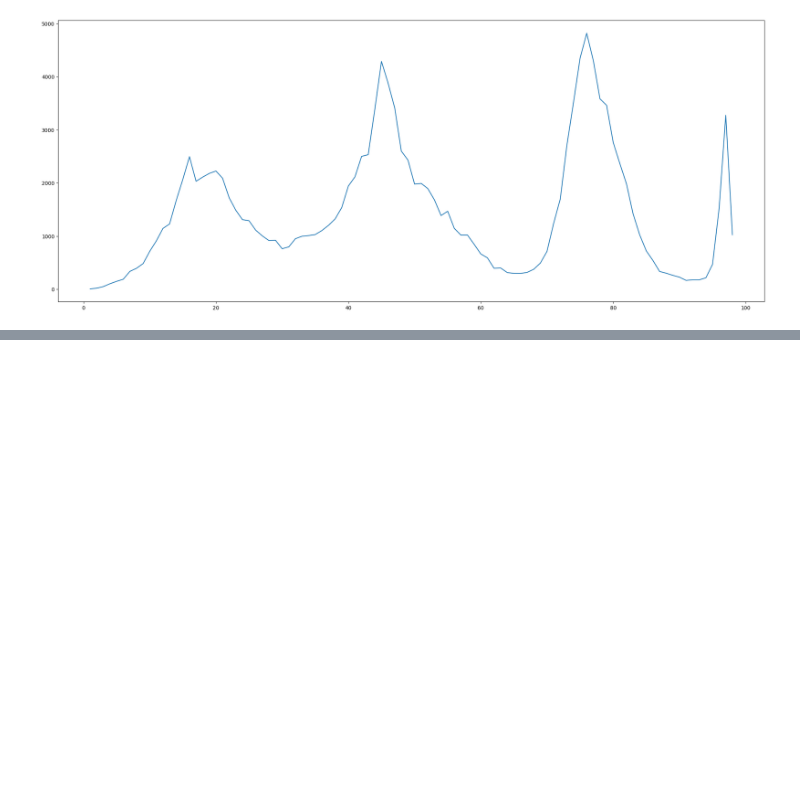
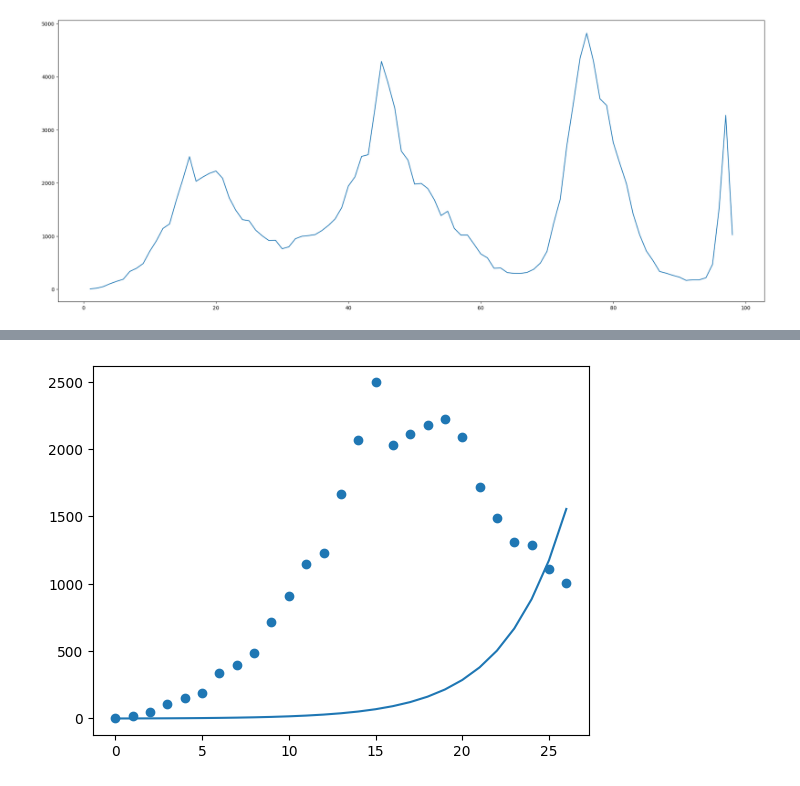
Before and after one commit to HilbertN/Analisis_de_datos_Tareas, a Jupyter notebook: Tarea3_Ajuste_de_parametros.ipynb, the cells around one changed output, grey strips where cells are left out. Saved outputs shown, nothing was run; the diff lists cells and outputs as text; code cells hidden in the pictures; blank space fills up the shorter version.

```diff
--- a/Tarea3_Ajuste_de_parametros.ipynb
+++ b/Tarea3_Ajuste_de_parametros.ipynb
@@ -86,2 +140,2 @@ plt.show()
 # %%
- ola.index=np.arange(0,98)
+ ola1.index=np.arange(0,27)
@@ -87,0 +226,14 @@ plt.show()
+# %%
+t=np.arange(0,27)
+N0=200000.0
+y0=np.array([N0-1.,1.,0.])
+
+def model(y,t):
+	return SIC(y,t,res.x[0],res.x[1],res.x[2])
+model_prediction = odeint(model, y0, t)
+
+plt.plot(t,model_prediction[:,2])
+plt.scatter(t,ola1['positivo'])
+plt.show()
+# %% [output]
+[figure, added]
```
Also changed, not shown: parts of 13 cells of this notebook.
